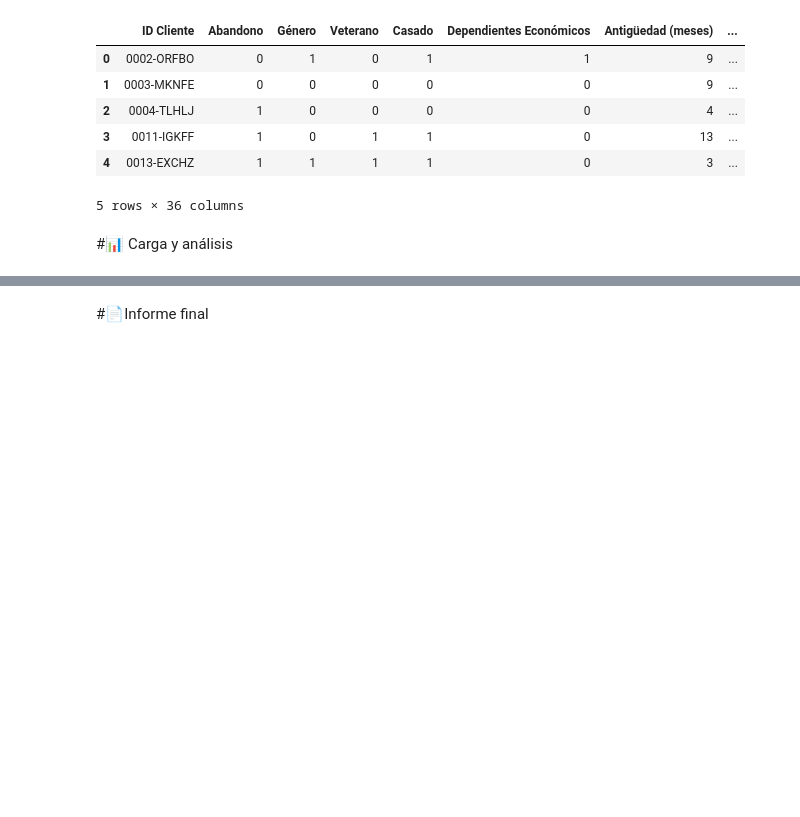
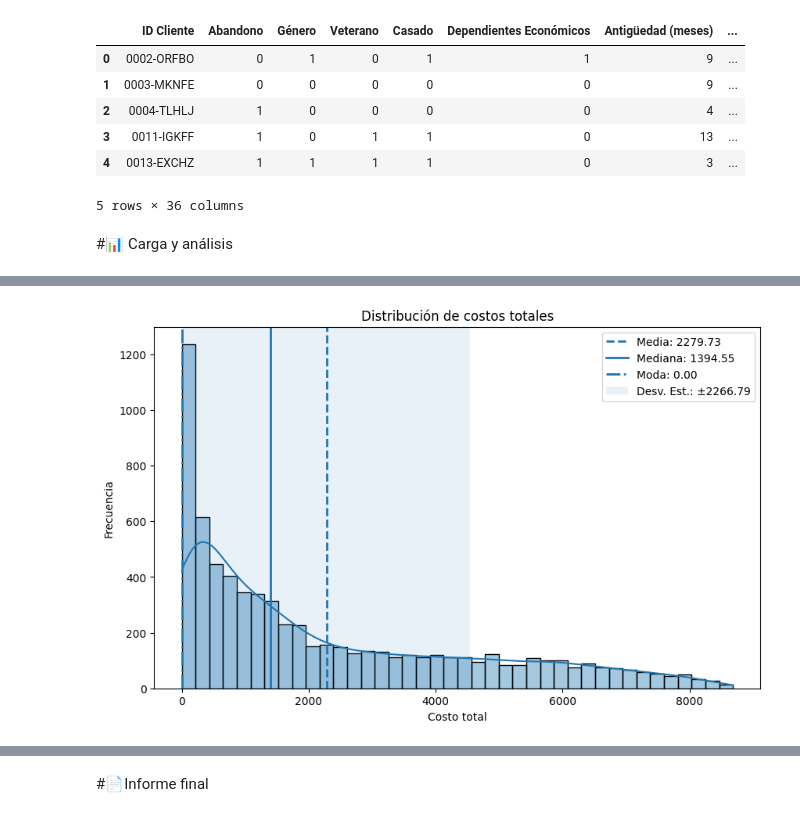
Before and after one commit to angelaoica-dev/challenge-TelecomX, a Jupyter notebook: TelecomXLatam.ipynb, the cells around one changed output, grey strips where cells are left out. Drawn from its saved outputs; the diff is of its cells as text; code cells hidden in the pictures; blank space fills up the shorter version.

```diff
--- a/TelecomXLatam.ipynb
+++ b/TelecomXLatam.ipynb
@@ -442,0 +513,34 @@ df.head()
+# %%
+import matplotlib.pyplot as plt
+import seaborn as sns
+
+total = df['Cargo Total']
+
+plt.figure(figsize=(10,6))
+
+sns.histplot(total, bins=40, kde=True, alpha=0.4)
+
+plt.axvline(total.mean(), linestyle='--', linewidth=2,
+            label=f"Media: {total.mean():.2f}")
+
+plt.axvline(total.median(), linestyle='-', linewidth=2,
+            label=f"Mediana: {total.median():.2f}")
+
+plt.axvline(total.mode()[0], linestyle='-.', linewidth=2,
+            label=f"Moda: {total.mode()[0]:.2f}")
+
+plt.axvspan(
+    total.mean() - total.std(),
+    total.mean() + total.std(),
+    alpha=0.1,
+    label=f"Desv. Est.: ±{total.std():.2f}"
+)
+
+plt.title("Distribución de costos totales")
+plt.xlabel("Costo total")
+plt.ylabel("Frecuencia")
+plt.legend()
+
+plt.show()
+# %% [output]
+[figure, added]
```
Also changed, not shown: parts of 8 cells of this notebook.
